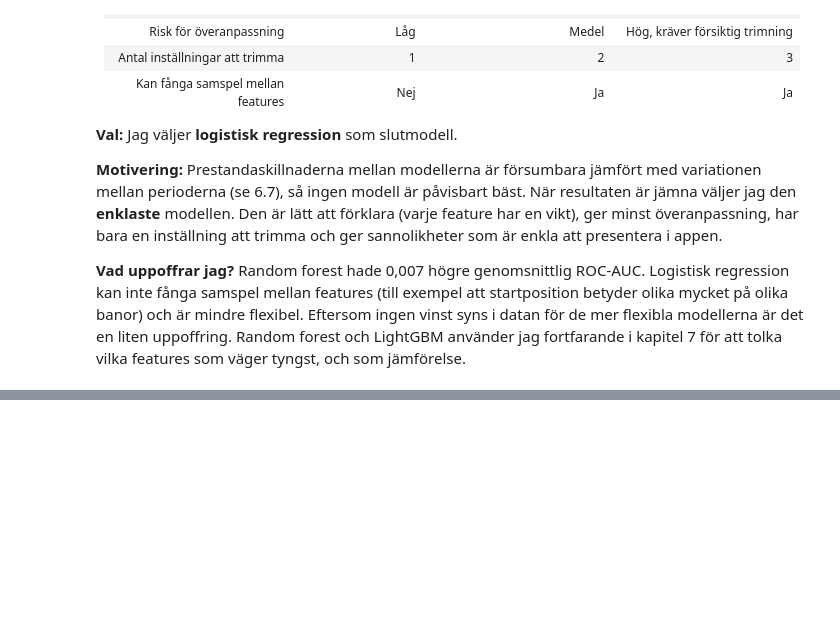
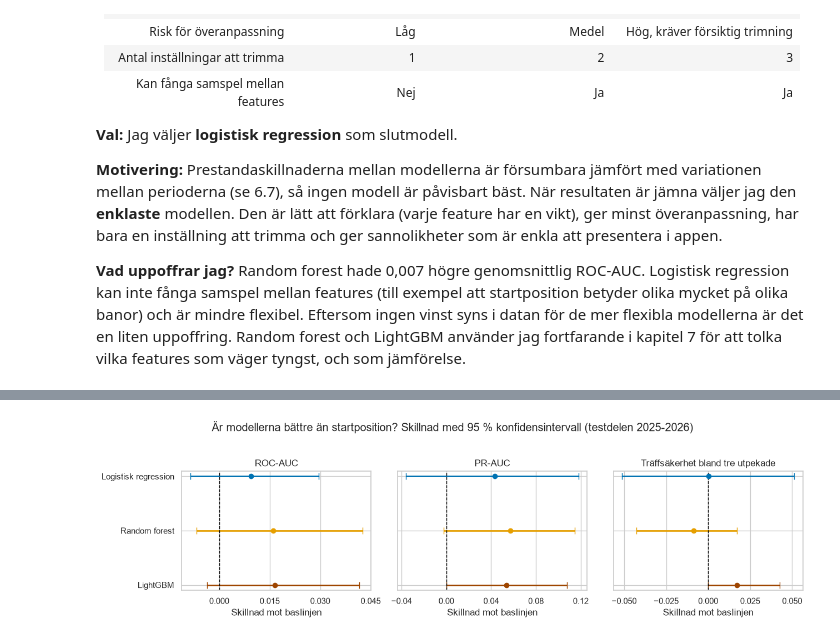
Before and after one commit to felixalfred/f1-podium-prediction, a Jupyter notebook: notebooks/f1_podium_prediction.ipynb, the cells around one changed output, grey strips where cells are left out. Cells and saved outputs as stored; diff of their text form; code cells hidden in the pictures; blank space fills up the shorter version.

Commit message:
Slutlig utvärdering på testdelen med bootstrap

```diff
--- a/notebooks/f1_podium_prediction.ipynb
+++ b/notebooks/f1_podium_prediction.ipynb
@@ -1333,0 +1338,13 @@ plt.show()
+# %%
+# Slutmodellerna: bästa inställningarna, tränade på all utvecklingsdata (2014-2024)
+final_models = {name: search.best_estimator_ for name, search in searches.items()}
+
+# Poäng för varje förare i testdelen (baslinjens poäng är minus startposition)
+test_scores = {"Baslinje: startposition": -test["grid_adj"].values}
+for name, model in final_models.items():
+    test_scores[name] = model.predict_proba(X_test)[:, 1]
+
+final_results = pd.DataFrame(
+    [evaluate(name, test, y_test, score) for name, score in test_scores.items()]
+).set_index("model")
+final_results.round(3)
@@ -1333,0 +1410,24 @@ plt.show()
+# %%
+from matplotlib.ticker import MaxNLocator
+
+titles = {"roc_auc": "ROC-AUC", "pr_auc": "PR-AUC", "top3_hit_rate": "Träffsäkerhet bland tre utpekade"}
+models_only = [name for name in test_scores if name != baseline][::-1]
+
+fig, axes = plt.subplots(1, 3, figsize=(13, 3.6), sharey=True)
+for ax, metric in zip(axes, titles):
+    for y, name in enumerate(models_only):
+        r = boot_df[(boot_df["model"] == name) & (boot_df["metric"] == metric)].iloc[0]
+        ax.errorbar(r["diff_mean"], y,
+                    xerr=[[r["diff_mean"] - r["diff_low"]], [r["diff_high"] - r["diff_mean"]]],
+                    fmt="o", color=colors[name], capsize=4, linewidth=2)
+    ax.axvline(0, color="black", linestyle="--", linewidth=1)   # 0 = ingen skillnad mot baslinjen
+    ax.set_yticks(range(len(models_only)))
+    ax.set_yticklabels(models_only)
+    ax.xaxis.set_major_locator(MaxNLocator(5))
+    ax.set_title(titles[metric])
+    ax.set_xlabel("Skillnad mot baslinjen")
+fig.suptitle("Är modellerna bättre än startposition? Skillnad med 95 % konfidensintervall (testdelen 2025-2026)", y=1.03)
+plt.tight_layout()
+plt.show()
+# %% [output]
+[figure, added]
```
Also changed, not shown: parts of 6 cells of this notebook.
